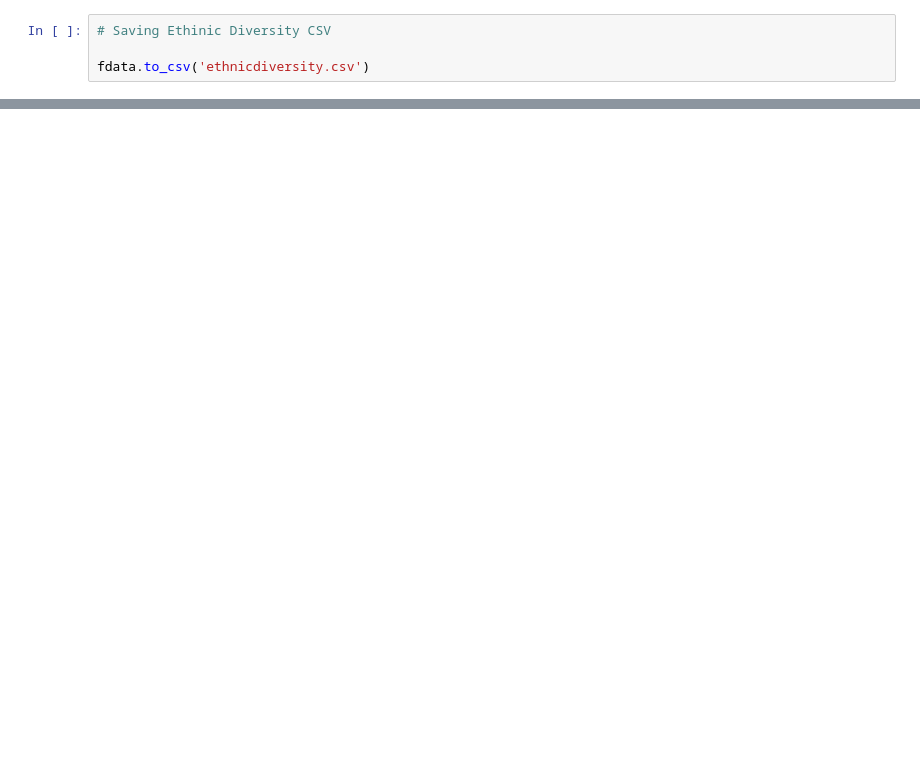
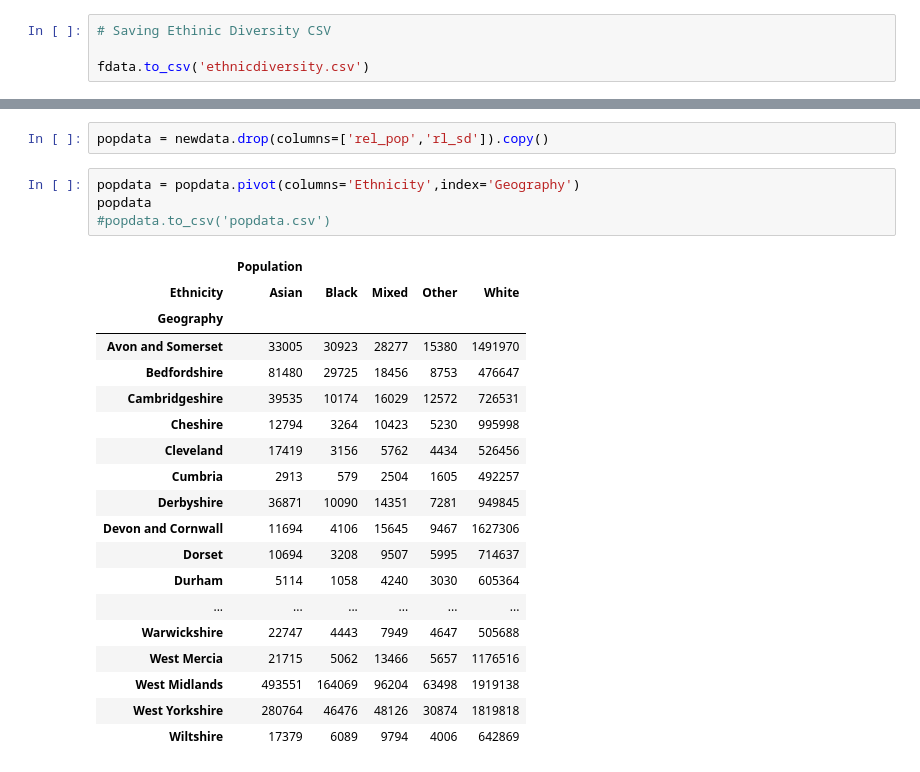
Before and after one commit to neerajthandayan/CourseProject, a Jupyter notebook: Ethnic_Diversity_Calculation.ipynb, the cells around one changed output, grey strips where cells are left out. Saved outputs shown, nothing was run; the diff lists cells and outputs as text; blank space fills up the shorter version.

```diff
--- a/Ethnic_Diversity_Calculation.ipynb
+++ b/Ethnic_Diversity_Calculation.ipynb
@@ -136,0 +149,26 @@ fdata.to_csv('ethnicdiversity.csv')
+# %%
+popdata = newdata.drop(columns=['rel_pop','rl_sd']).copy()
+# %%
+popdata = popdata.pivot(columns='Ethnicity',index='Geography')
+popdata
+#popdata.to_csv('popdata.csv')
+# %% [output]
+|  | Population |  |  |  |  |
+| Ethnicity | Asian | Black | Mixed | Other | White |
+| Geography |  |  |  |  |  |
+| Avon and Somerset | 33005 | 30923 | 28277 | 15380 | 1491970 |
+| Bedfordshire | 81480 | 29725 | 18456 | 8753 | 476647 |
+| Cambridgeshire | 39535 | 10174 | 16029 | 12572 | 726531 |
+| Cheshire | 12794 | 3264 | 10423 | 5230 | 995998 |
+| Cleveland | 17419 | 3156 | 5762 | 4434 | 526456 |
+| Cumbria | 2913 | 579 | 2504 | 1605 | 492257 |
+| Derbyshire | 36871 | 10090 | 14351 | 7281 | 949845 |
+| Devon and Cornwall | 11694 | 4106 | 15645 | 9467 | 1627306 |
+| Dorset | 10694 | 3208 | 9507 | 5995 | 714637 |
+| Durham | 5114 | 1058 | 4240 | 3030 | 605364 |
+| ... | ... | ... | ... | ... | ... |
+| Warwickshire | 22747 | 4443 | 7949 | 4647 | 505688 |
+| West Mercia | 21715 | 5062 | 13466 | 5657 | 1176516 |
+| West Midlands | 493551 | 164069 | 96204 | 63498 | 1919138 |
+| West Yorkshire | 280764 | 46476 | 48126 | 30874 | 1819818 |
+| Wiltshire | 17379 | 6089 | 9794 | 4006 | 642869 |
```
Also changed, not shown: parts of 7 cells of this notebook.
